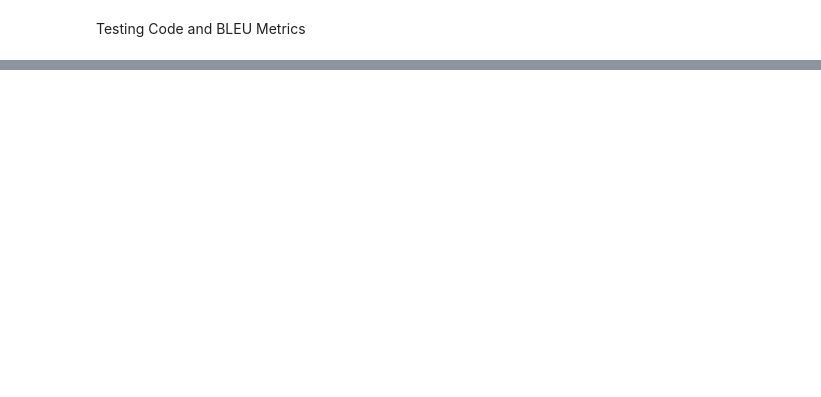
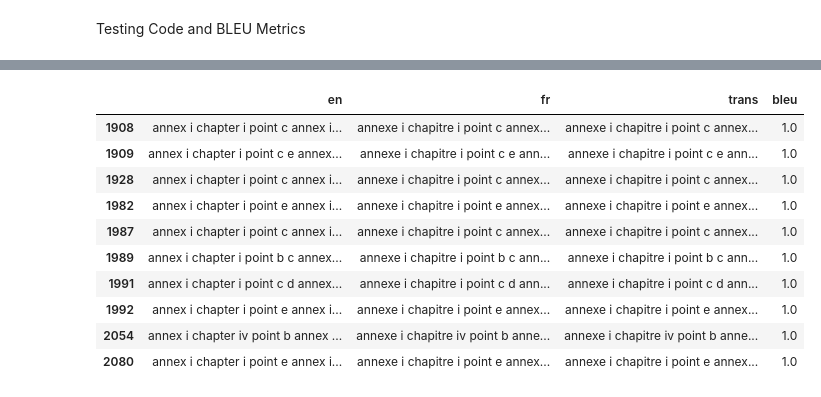
Before and after one commit to mli43/CMU-10701-F23-Project, a Jupyter notebook: smt.ipynb, the cells around one changed output, grey strips where cells are left out. Drawn from its saved outputs; the diff is of its cells as text; code cells hidden in the pictures; blank space fills up the shorter version.

```diff
--- a/smt.ipynb
+++ b/smt.ipynb
@@ -385,0 +462,14 @@ BLEU Score: 0
+# %%
+final_df.nlargest(10, 'bleu')
+# %% [output]
+|  | en | fr | trans | bleu |
+| 1908 | annex i chapter i point c annex i... | annexe i chapitre i point c annex... | annexe i chapitre i point c annex... | 1.0 |
+| 1909 | annex i chapter i point c e annex... | annexe i chapitre i point c e ann... | annexe i chapitre i point c e ann... | 1.0 |
+| 1928 | annex i chapter i point c annex i... | annexe i chapitre i point c annex... | annexe i chapitre i point c annex... | 1.0 |
+| 1982 | annex i chapter i point e annex i... | annexe i chapitre i point e annex... | annexe i chapitre i point e annex... | 1.0 |
+| 1987 | annex i chapter i point c annex i... | annexe i chapitre i point c annex... | annexe i chapitre i point c annex... | 1.0 |
+| 1989 | annex i chapter i point b c annex... | annexe i chapitre i point b c ann... | annexe i chapitre i point b c ann... | 1.0 |
+| 1991 | annex i chapter i point c d annex... | annexe i chapitre i point c d ann... | annexe i chapitre i point c d ann... | 1.0 |
+| 1992 | annex i chapter i point e annex i... | annexe i chapitre i point e annex... | annexe i chapitre i point e annex... | 1.0 |
+| 2054 | annex i chapter iv point b annex ... | annexe i chapitre iv point b anne... | annexe i chapitre iv point b anne... | 1.0 |
+| 2080 | annex i chapter i point e annex i... | annexe i chapitre i point e annex... | annexe i chapitre i point e annex... | 1.0 |
```
Also changed, not shown: parts of 22 cells of this notebook.
